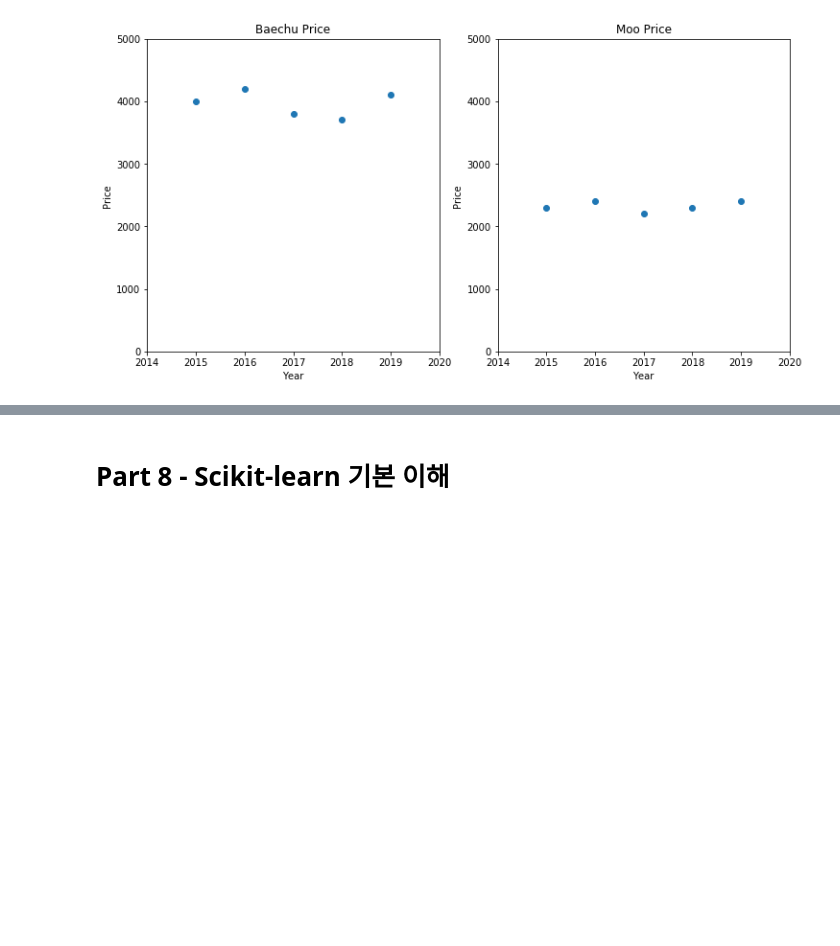
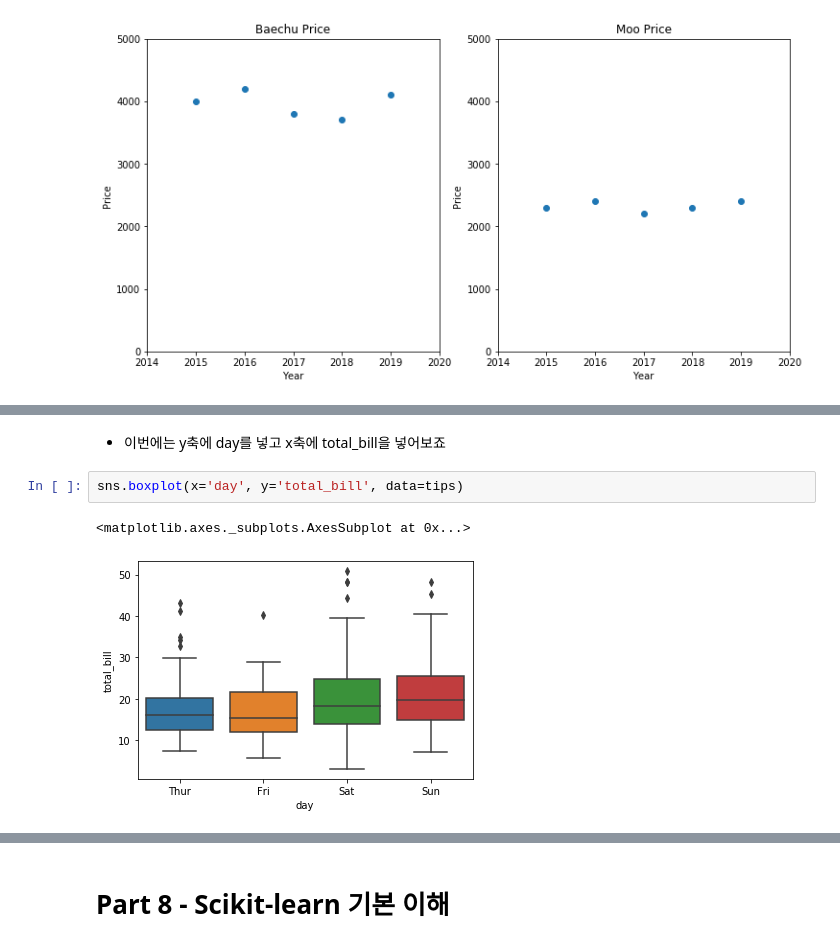
Before and after one commit to joshuajhchoi/ai2learn, a Jupyter notebook: 파이썬_초보자를_위한_6시간_만에_파이썬_기초문법부터_머신러닝_캐글_입문.ipynb, the cells around one changed output, grey strips where cells are left out. Drawn from its saved outputs; the diff is of its cells as text; blank space fills up the shorter version.

```diff
--- a/파이썬_초보자를_위한_6시간_만에_파이썬_기초문법부터_머신러닝_캐글_입문.ipynb
+++ b/파이썬_초보자를_위한_6시간_만에_파이썬_기초문법부터_머신러닝_캐글_입문.ipynb
@@ -4961,0 +5035,7 @@ ax[1].scatter(year, moo)
+# %% [markdown]
+* 이번에는 y축에 day를 넣고 x축에 total_bill을 넣어보죠
+# %%
+sns.boxplot(x='day', y='total_bill', data=tips)
+# %% [output]
+<matplotlib.axes._subplots.AxesSubplot at 0x...>
+[figure, added]
```
Also changed, not shown: parts of 45 cells of this notebook.
